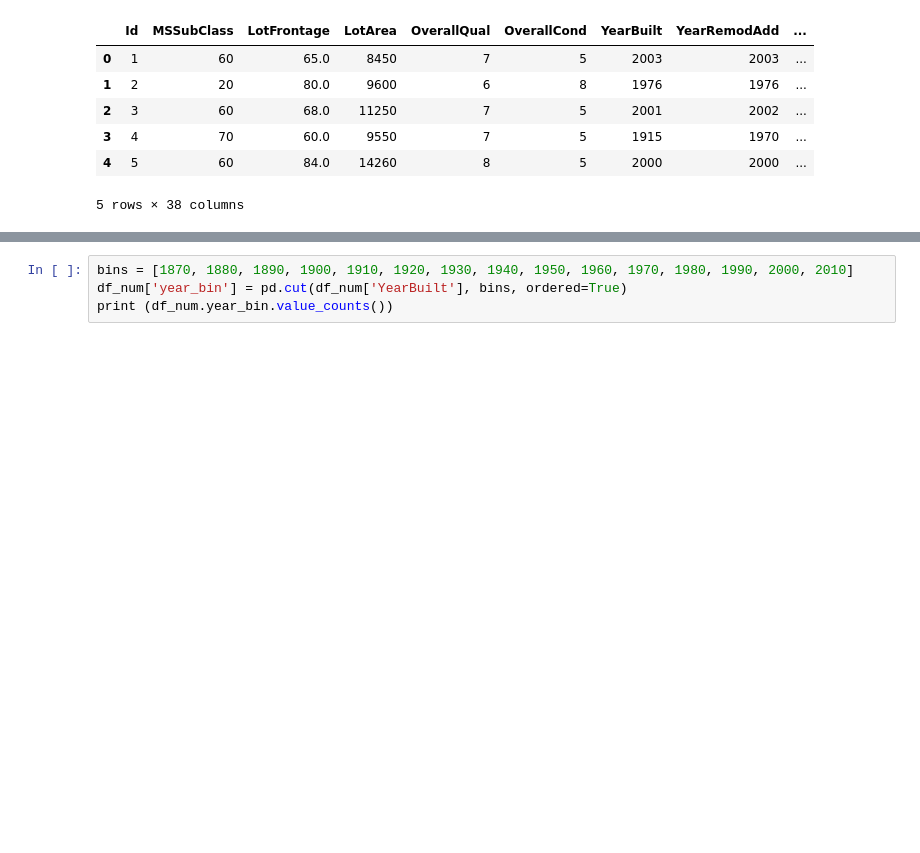
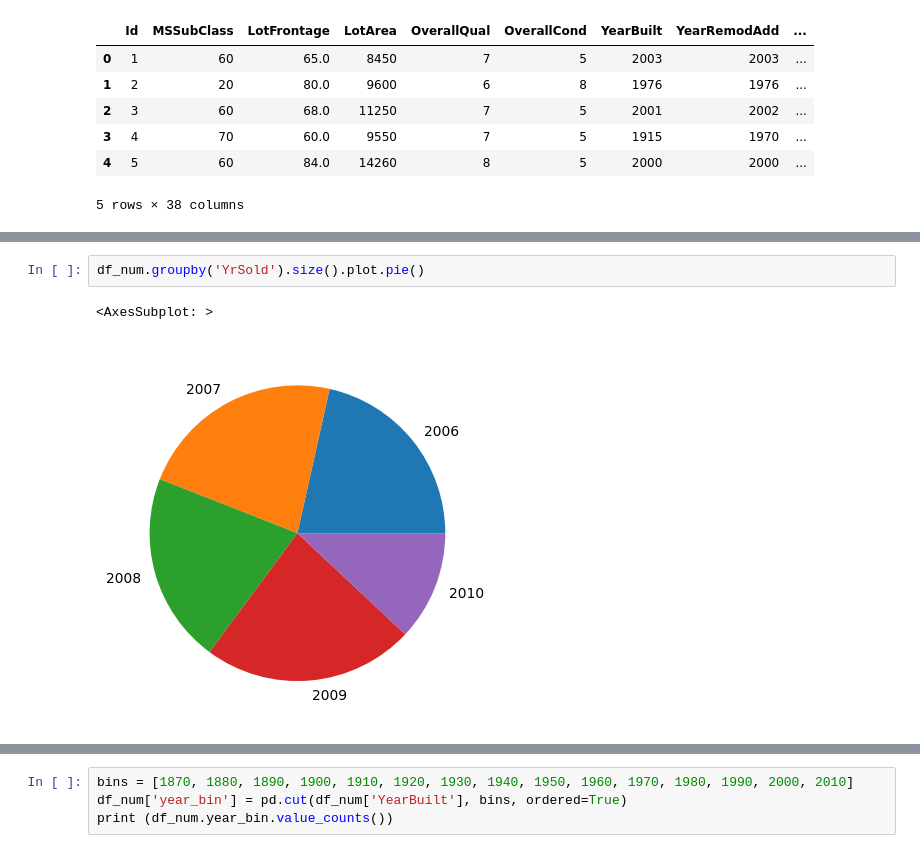
Before and after one commit to shafique18/probability_and_statistics_python, a Jupyter notebook: notebooks/Bar_graphs_and_pie_charts.ipynb, the cells around one changed output, grey strips where cells are left out. Cells and saved outputs as stored; diff of their text form; blank space fills up the shorter version.

Commit message:
updated bar and pir charts code

```diff
--- a/notebooks/Bar_graphs_and_pie_charts.ipynb
+++ b/notebooks/Bar_graphs_and_pie_charts.ipynb
@@ -90,0 +101,5 @@ print(sorted(df_num.YearBuilt.unique()))
+# %%
+df_num.groupby('YrSold').size().plot.pie()
+# %% [output]
+<AxesSubplot: >
+[figure, added]
```
Also changed, not shown: parts of 20 cells of this notebook, 3 other files.
